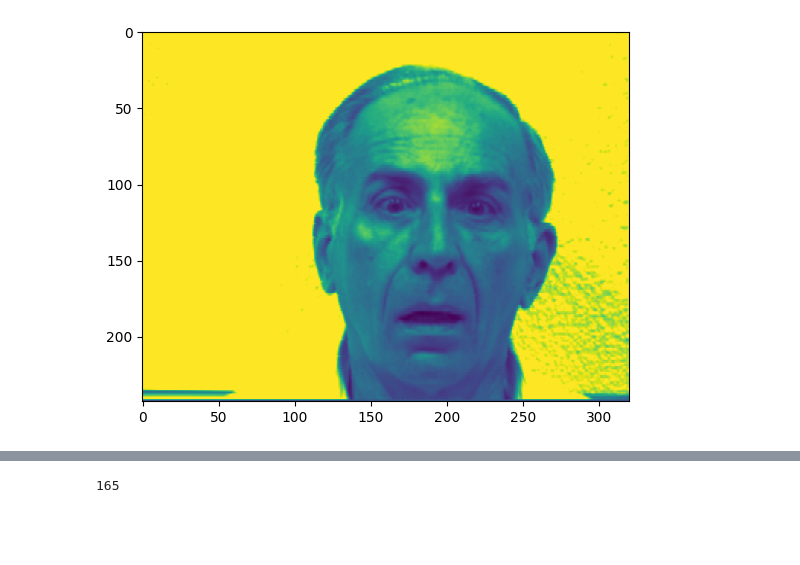
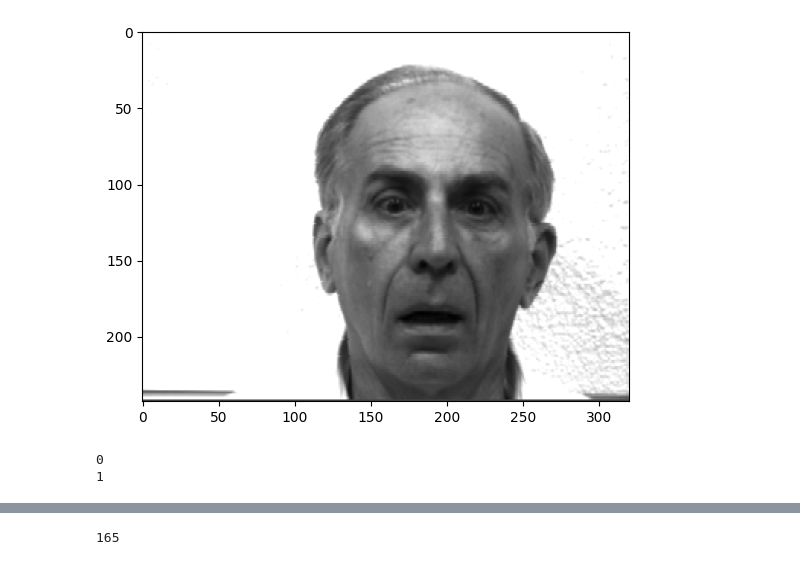
Before and after one commit to AghoraGuru/alma-mater, a Jupyter notebook: Sem4/MIS/FaceRecousingfft.ipynb, the cells around one changed output, grey strips where cells are left out. Drawn from its saved outputs; the diff is of its cells as text; code cells hidden in the pictures; blank space fills up the shorter version.

```diff
--- a/Sem4/MIS/FaceRecousingfft.ipynb
+++ b/Sem4/MIS/FaceRecousingfft.ipynb
@@ -9,13 +11,19 @@ data_path = "/home/kalyan/DataSets/YalFaceDataSet/data/"
 # %%
 # Imports
 from matplotlib import pyplot as plta
 import numpy as np
 
 filename = "/home/kalyan/DataSets/YalFaceDataSet/data/subject05.surprised"
 pixels = plta.imread(filename)
 
-rgb_pixels = np.stack((pixels, pixels, pixels))
-plta.imshow(pixels)
+rgb_pixels = np.stack(( pixels, pixels))
+plta.imshow(pixels,cmap='gray')
 plta.show()
+
+N = rgb_pixels.shape[0]
+for k in range(N):
+    print(k)
 # %% [output]
-[figure, old version]
+[figure, new version]
+0
+1
```
Also changed, not shown: parts of 17 cells of this notebook, 4 other files.
